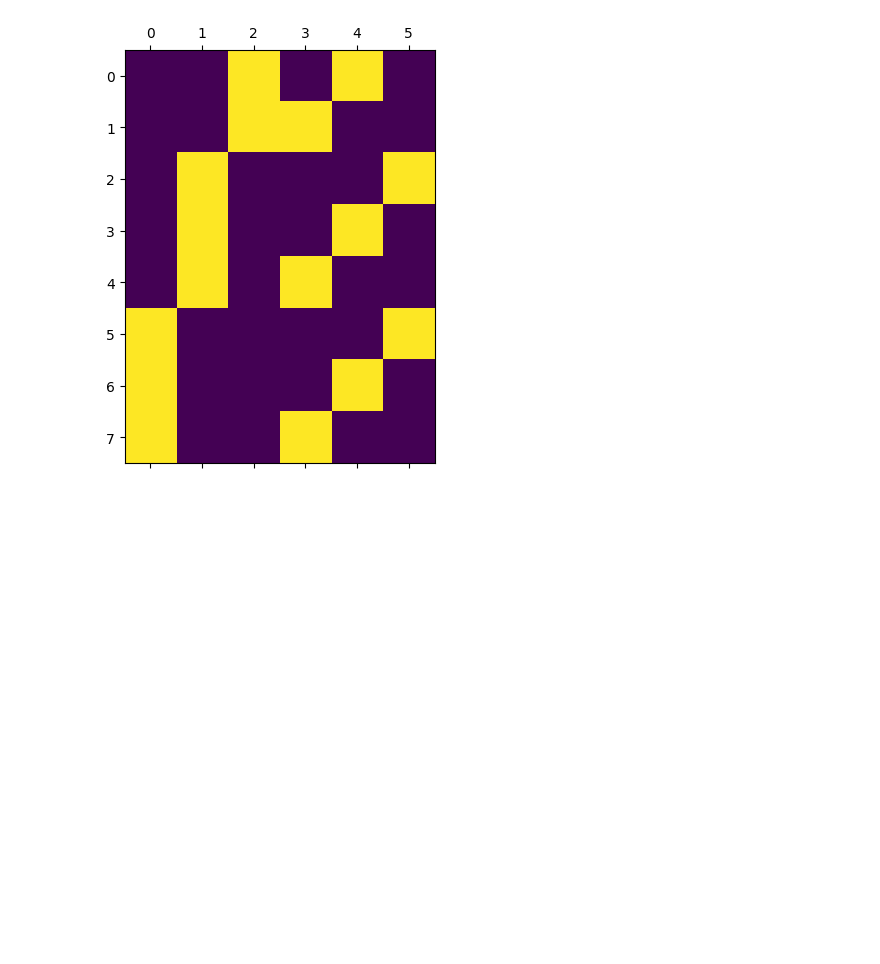
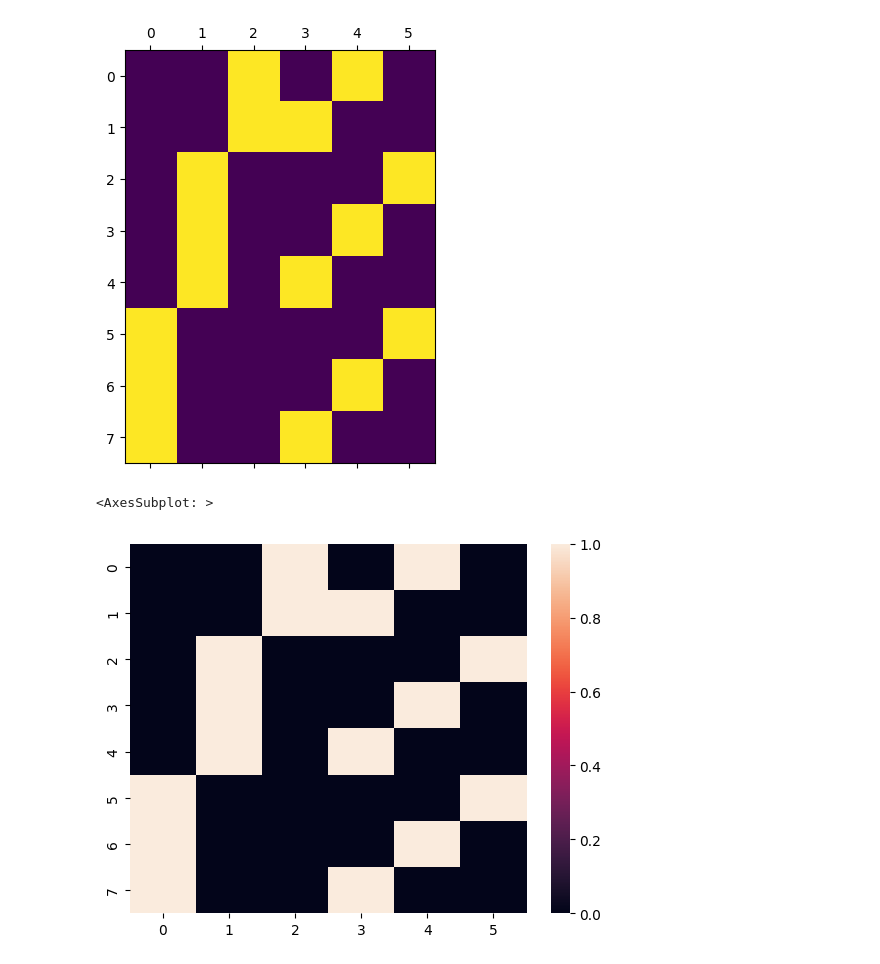
Before and after one commit to amifalk/CrossCat_Beta, a Jupyter notebook: gen_state.ipynb, the cells around one changed output. Cells and saved outputs as stored; diff of their text form; code cells hidden in the pictures; blank space fills up the shorter version.

```diff
--- a/gen_state.ipynb
+++ b/gen_state.ipynb
@@ -102,6 +137,11 @@ plt.matshow(data)
 # %% [output]
 <matplotlib.image.AxesImage at 0x...>
 [figure]
+# %%
+sns.heatmap(data)
+# %% [output]
+<AxesSubplot: >
+[figure, added]
 # %%
 # data = np.ones((1000, 2))
 # data = np.concatenate((data, np.zeros((2000, 2))))
```
Also changed, not shown: parts of 10 cells of this notebook, 1 other file.
